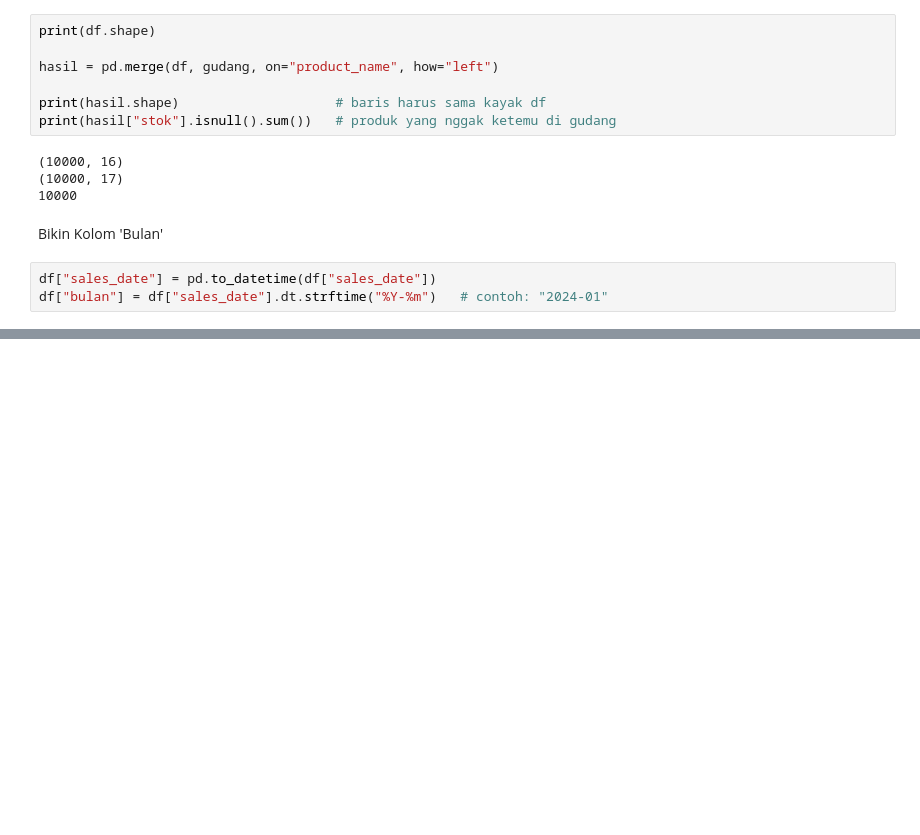
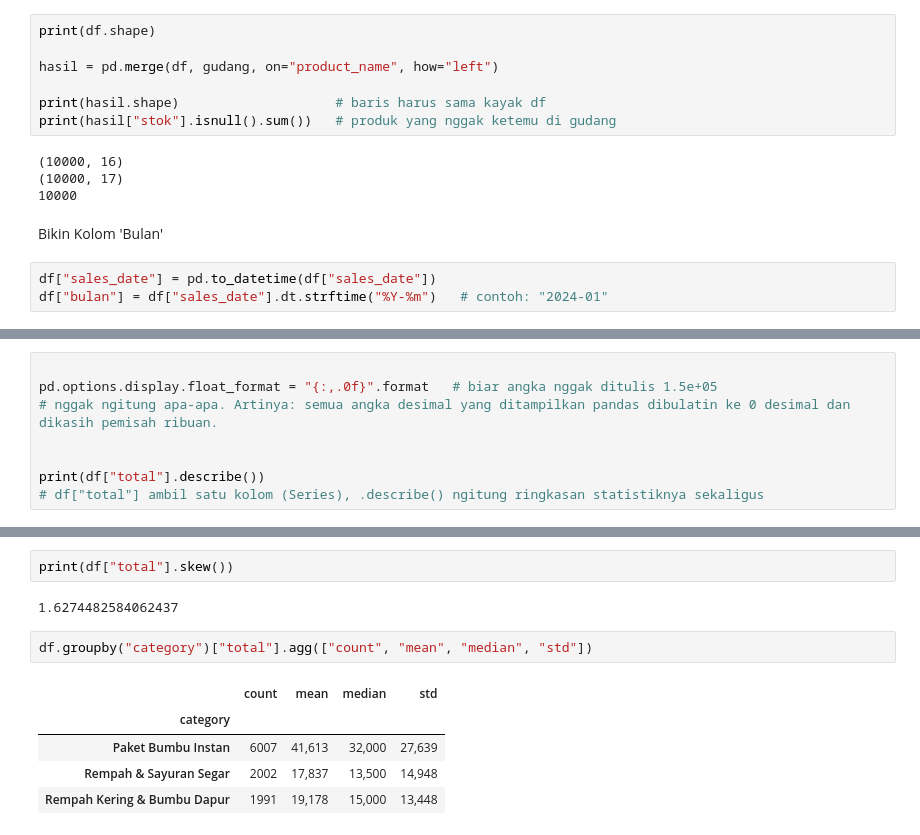
Before and after one commit to zulvanadrian-spec/mini-project-data-analyst-visualizations, a Jupyter notebook: Mini Project/part-2.ipynb, the cells around one changed output, grey strips where cells are left out. Saved outputs shown, nothing was run; the diff lists cells and outputs as text; blank space fills up the shorter version.

```diff
--- a/Mini Project/part-2.ipynb
+++ b/Mini Project/part-2.ipynb
@@ -114,0 +176,8 @@ bulan
+# %%
+
+pd.options.display.float_format = "{:,.0f}".format   # biar angka nggak ditulis 1.5e+05
+# nggak ngitung apa-apa. Artinya: semua angka desimal yang ditampilkan pandas dibulatin ke 0 desimal dan dikasih pemisah ribuan.
+
+
+print(df["total"].describe())
+# df["total"] ambil satu kolom (Series), .describe() ngitung ringkasan statistiknya sekaligus
@@ -114,0 +204,12 @@ bulan
+# %%
+print(df["total"].skew())
+# %% [output]
+1.6274482584062437
+# %%
+df.groupby("category")["total"].agg(["count", "mean", "median", "std"])
+# %% [output]
+|  | count | mean | median | std |
+| category |  |  |  |  |
+| Paket Bumbu Instan | 6007 | 41,613 | 32,000 | 27,639 |
+| Rempah & Sayuran Segar | 2002 | 17,837 | 13,500 | 14,948 |
+| Rempah Kering & Bumbu Dapur | 1991 | 19,178 | 15,000 | 13,448 |
```
Also changed, not shown: parts of 12 cells of this notebook.
